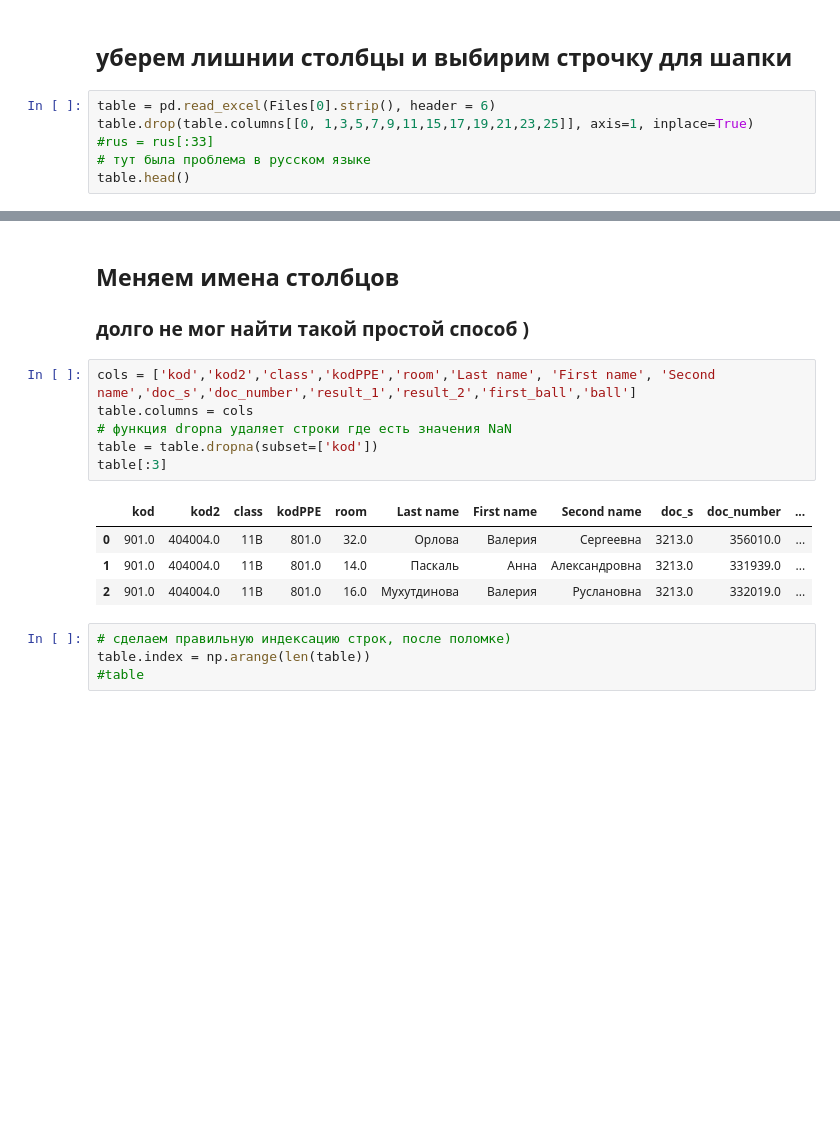
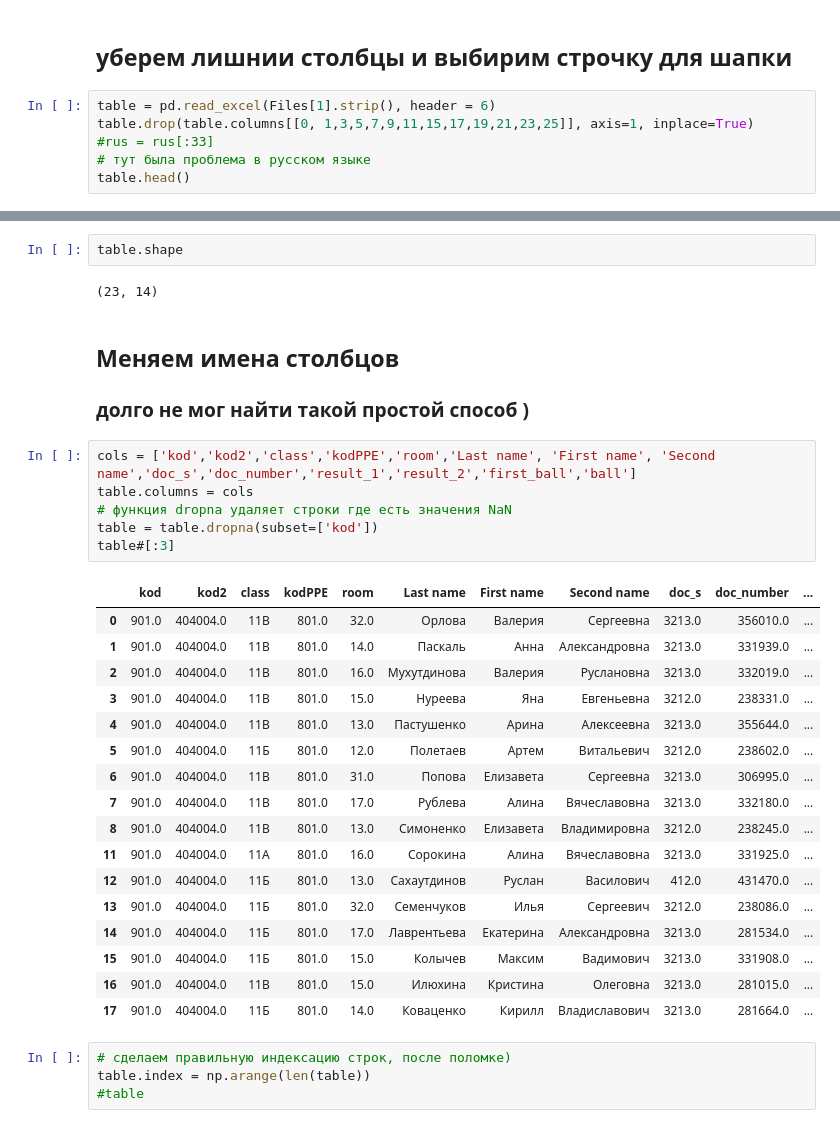
Before and after one commit to alex3287/conference, a Jupyter notebook: ai-2019_Kemerovo/ege.ipynb, the cells around one changed output, grey strips where cells are left out. Cells and saved outputs as stored; diff of their text form; blank space fills up the shorter version.

```diff
--- a/ai-2019_Kemerovo/ege.ipynb
+++ b/ai-2019_Kemerovo/ege.ipynb
@@ -39,7 +39,7 @@ else:
 # %% [markdown]
 ## уберем лишнии столбцы и выбирим строчку для шапки
 # %%
-table = pd.read_excel(Files[0].strip(), header = 6)
+table = pd.read_excel(Files[1].strip(), header = 6)
 table.drop(table.columns[[0, 1,3,5,7,9,11,15,17,19,21,23,25]], axis=1, inplace=True)
 #rus = rus[:33]
 # тут была проблема в русском языке
@@ -51,20 +51,37 @@ table.head()
 | 2 | 901.0 | 404004.0 | 11В | 801.0 | 16.0 | Мухутдинова | Валерия | Руслановна | 3213.0 | 332019.0 | ... |
 | 3 | 901.0 | 404004.0 | 11В | 801.0 | 15.0 | Нуреева | Яна | Евгеньевна | 3212.0 | 238331.0 | ... |
 | 4 | 901.0 | 404004.0 | 11В | 801.0 | 13.0 | Пастушенко | Арина | Алексеевна | 3213.0 | 355644.0 | ... |
+# %%
+table.shape
+# %% [output]
+(23, 14)
 # %% [markdown]
 ## Меняем имена столбцов
 ### долго не мог найти такой простой способ )
 # %%
 cols = ['kod','kod2','class','kodPPE','room','Last name', 'First name', 'Second name','doc_s','doc_number','result_1','result_2','first_ball','ball']
 table.columns = cols
 # функция dropna удаляет строки где есть значения NaN
 table = table.dropna(subset=['kod'])
-table[:3]
+table#[:3]
 # %% [output]
 |  | kod | kod2 | class | kodPPE | room | Last name | First name | Second name | doc_s | doc_number | ... |
 | 0 | 901.0 | 404004.0 | 11В | 801.0 | 32.0 | Орлова | Валерия | Сергеевна | 3213.0 | 356010.0 | ... |
 | 1 | 901.0 | 404004.0 | 11В | 801.0 | 14.0 | Паскаль | Анна | Александровна | 3213.0 | 331939.0 | ... |
 | 2 | 901.0 | 404004.0 | 11В | 801.0 | 16.0 | Мухутдинова | Валерия | Руслановна | 3213.0 | 332019.0 | ... |
+| 3 | 901.0 | 404004.0 | 11В | 801.0 | 15.0 | Нуреева | Яна | Евгеньевна | 3212.0 | 238331.0 | ... |
+| 4 | 901.0 | 404004.0 | 11В | 801.0 | 13.0 | Пастушенко | Арина | Алексеевна | 3213.0 | 355644.0 | ... |
+| 5 | 901.0 | 404004.0 | 11Б | 801.0 | 12.0 | Полетаев | Артем | Витальевич | 3212.0 | 238602.0 | ... |
+| 6 | 901.0 | 404004.0 | 11В | 801.0 | 31.0 | Попова | Елизавета | Сергеевна | 3213.0 | 306995.0 | ... |
+| 7 | 901.0 | 404004.0 | 11В | 801.0 | 17.0 | Рублева | Алина | Вячеславовна | 3213.0 | 332180.0 | ... |
+| 8 | 901.0 | 404004.0 | 11В | 801.0 | 13.0 | Симоненко | Елизавета | Владимировна | 3212.0 | 238245.0 | ... |
+| 11 | 901.0 | 404004.0 | 11А | 801.0 | 16.0 | Сорокина | Алина | Вячеславовна | 3213.0 | 331925.0 | ... |
+| 12 | 901.0 | 404004.0 | 11Б | 801.0 | 13.0 | Сахаутдинов | Руслан | Василович | 412.0 | 431470.0 | ... |
+| 13 | 901.0 | 404004.0 | 11Б | 801.0 | 32.0 | Семенчуков | Илья | Сергеевич | 3212.0 | 238086.0 | ... |
+| 14 | 901.0 | 404004.0 | 11Б | 801.0 | 17.0 | Лаврентьева | Екатерина | Александровна | 3213.0 | 281534.0 | ... |
+| 15 | 901.0 | 404004.0 | 11Б | 801.0 | 15.0 | Колычев | Максим | Вадимович | 3213.0 | 331908.0 | ... |
+| 16 | 901.0 | 404004.0 | 11В | 801.0 | 15.0 | Илюхина | Кристина | Олеговна | 3213.0 | 281015.0 | ... |
+| 17 | 901.0 | 404004.0 | 11Б | 801.0 | 14.0 | Коваценко | Кирилл | Владиславович | 3213.0 | 281664.0 | ... |
 # %%
 # сделаем правильную индексацию строк, после поломке)
 table.index = np.arange(len(table))
```
Also changed, not shown: parts of 3 cells of this notebook.
